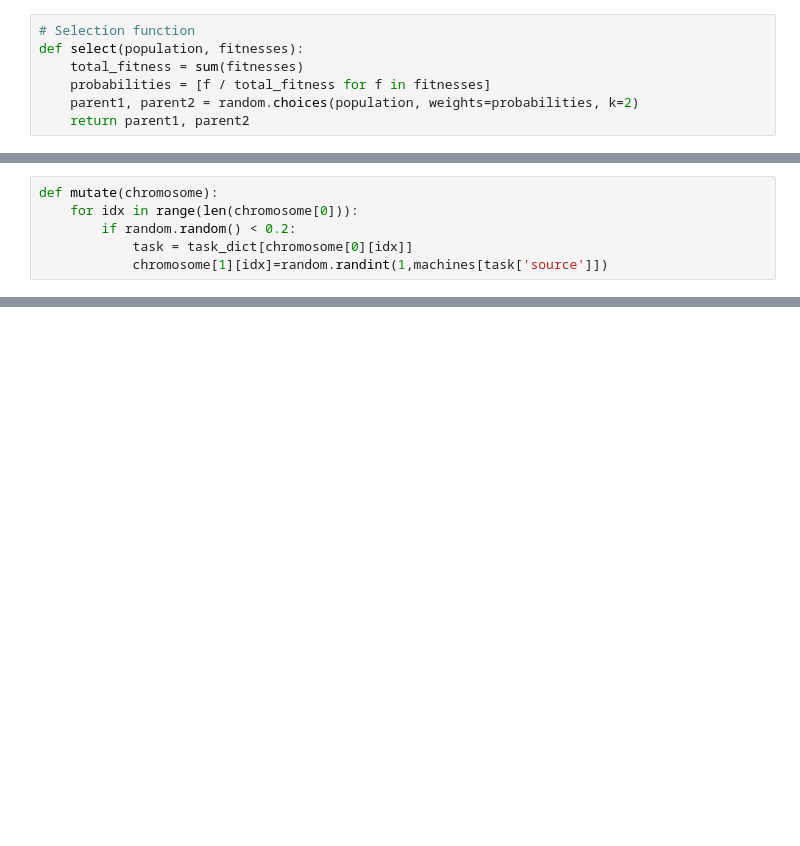
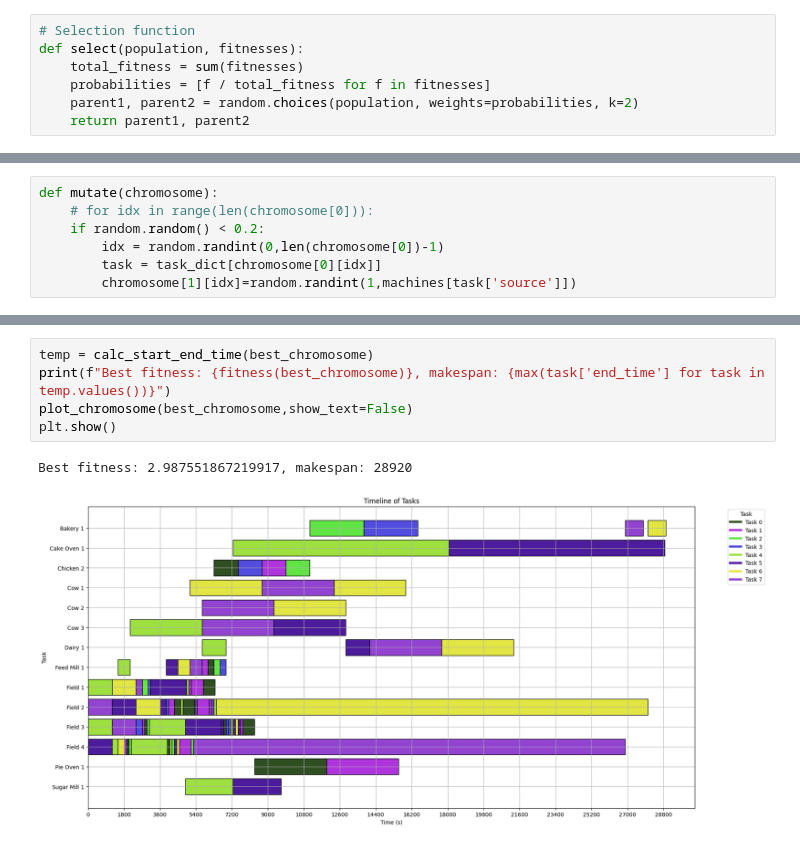
Before and after one commit to Th1nhNg0/hayday-planner, a Jupyter notebook: genetic_algorithm.ipynb, the cells around one changed output, grey strips where cells are left out. Saved outputs shown, nothing was run; the diff lists cells and outputs as text; blank space fills up the shorter version.

```diff
--- a/genetic_algorithm.ipynb
+++ b/genetic_algorithm.ipynb
@@ -193,10 +202,11 @@ def crossover(parent1, parent2):
     return offspring1, offspring2
 # %%
 def mutate(chromosome):
-    for idx in range(len(chromosome[0])):
-        if random.random() < 0.2:
-            task = task_dict[chromosome[0][idx]]
-            chromosome[1][idx]=random.randint(1,machines[task['source']])
+    # for idx in range(len(chromosome[0])):
+    if random.random() < 0.2:
+        idx = random.randint(0,len(chromosome[0])-1)
+        task = task_dict[chromosome[0][idx]]
+        chromosome[1][idx]=random.randint(1,machines[task['source']])
 # %%
 # Example of using these functions in a genetic algorithm
 def genetic_algorithm(pop_size,iteration):
@@ -255,0 +285,8 @@ plt.show()
+# %%
+temp = calc_start_end_time(best_chromosome)
+print(f"Best fitness: {fitness(best_chromosome)}, makespan: {max(task['end_time'] for task in temp.values())}")
+plot_chromosome(best_chromosome,show_text=False)
+plt.show()
+# %% [output]
+Best fitness: 2.987551867219917, makespan: 28920
+[figure, added]
```
Also changed, not shown: parts of 17 cells of this notebook, 1 other file.
